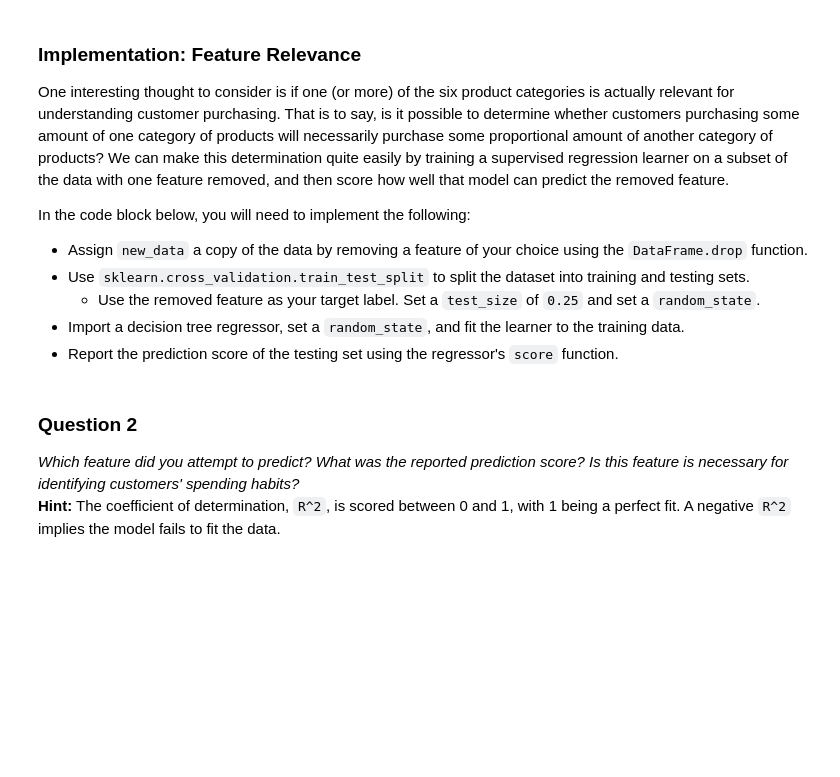
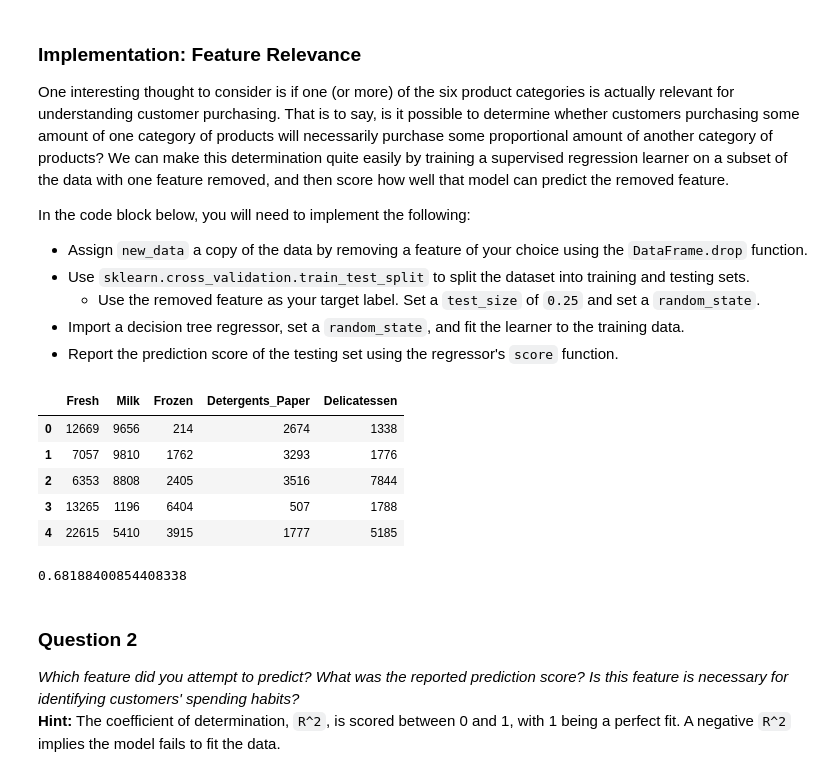
Before and after one commit to WittmannF/machine-learning-udacity, a Jupyter notebook: creating_customer_segments/customer_segments.ipynb, the cells around one changed output. Drawn from its saved outputs; the diff is of its cells as text; code cells hidden in the pictures; blank space fills up the shorter version.

```diff
--- a/creating_customer_segments/customer_segments.ipynb
+++ b/creating_customer_segments/customer_segments.ipynb
@@ -103,17 +133,35 @@ In the code block below, you will need to implement the following:
  - Import a decision tree regressor, set a `random_state`, and fit the learner to the training data.
  - Report the prediction score of the testing set using the regressor's `score` function.
 # %%
-# TODO: Make a copy of the DataFrame, using the 'drop' function to drop the given feature
-new_data = None
+from sklearn.cross_validation import train_test_split
+from sklearn.tree import DecisionTreeRegressor
+from sklearn.metrics import r2_score
 
-# TODO: Split the data into training and testing sets using the given feature as the target
-X_train, X_test, y_train, y_test = (None, None, None, None)
+# Make a copy of the DataFrame, using the 'drop' function to drop the given feature
+new_data = data.copy()
+new_data.drop(['Grocery'], axis = 1, inplace = True)
+display(new_data.head())
 
-# TODO: Create a decision tree regressor and fit it to the training set
-regressor = None
+# Split the data into training and testing sets using the given feature as the target
+X_train, X_test, y_train, y_test = train_test_split(new_data, data['Grocery'], test_size=0.25, random_state=42)
 
-# TODO: Report the score of the prediction using the testing set
-score = None
+# Create a decision tree regressor and fit it to the training set
+regressor = DecisionTreeRegressor(random_state=42)
+regressor.fit(X_train, y_train)
+y_pred = regressor.predict(X_test)
+
+# Report the score of the prediction using the testing set
+score = r2_score(y_test, y_pred)
+
+display(score)
+# %% [output]
+|  | Fresh | Milk | Frozen | Detergents_Paper | Delicatessen |
+| 0 | 12669 | 9656 | 214 | 2674 | 1338 |
+| 1 | 7057 | 9810 | 1762 | 3293 | 1776 |
+| 2 | 6353 | 8808 | 2405 | 3516 | 7844 |
+| 3 | 13265 | 1196 | 6404 | 507 | 1788 |
+| 4 | 22615 | 5410 | 3915 | 1777 | 5185 |
+0.68188400854408338
 # %% [markdown]
 ### Question 2
 *Which feature did you attempt to predict? What was the reported prediction score? Is this feature is necessary for identifying customers' spending habits?*
```
Also changed, not shown: parts of 17 cells of this notebook, 1 other file.
